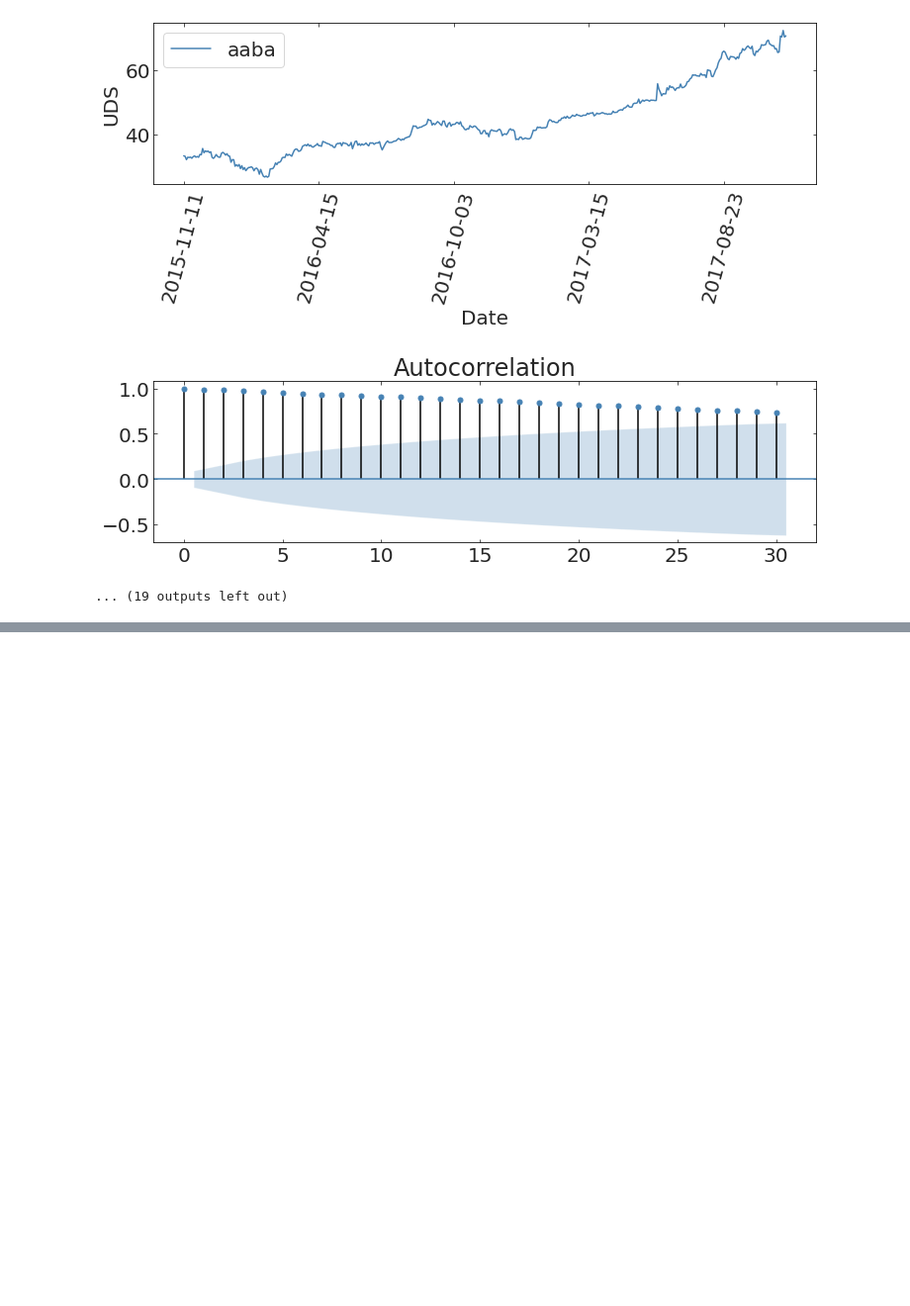
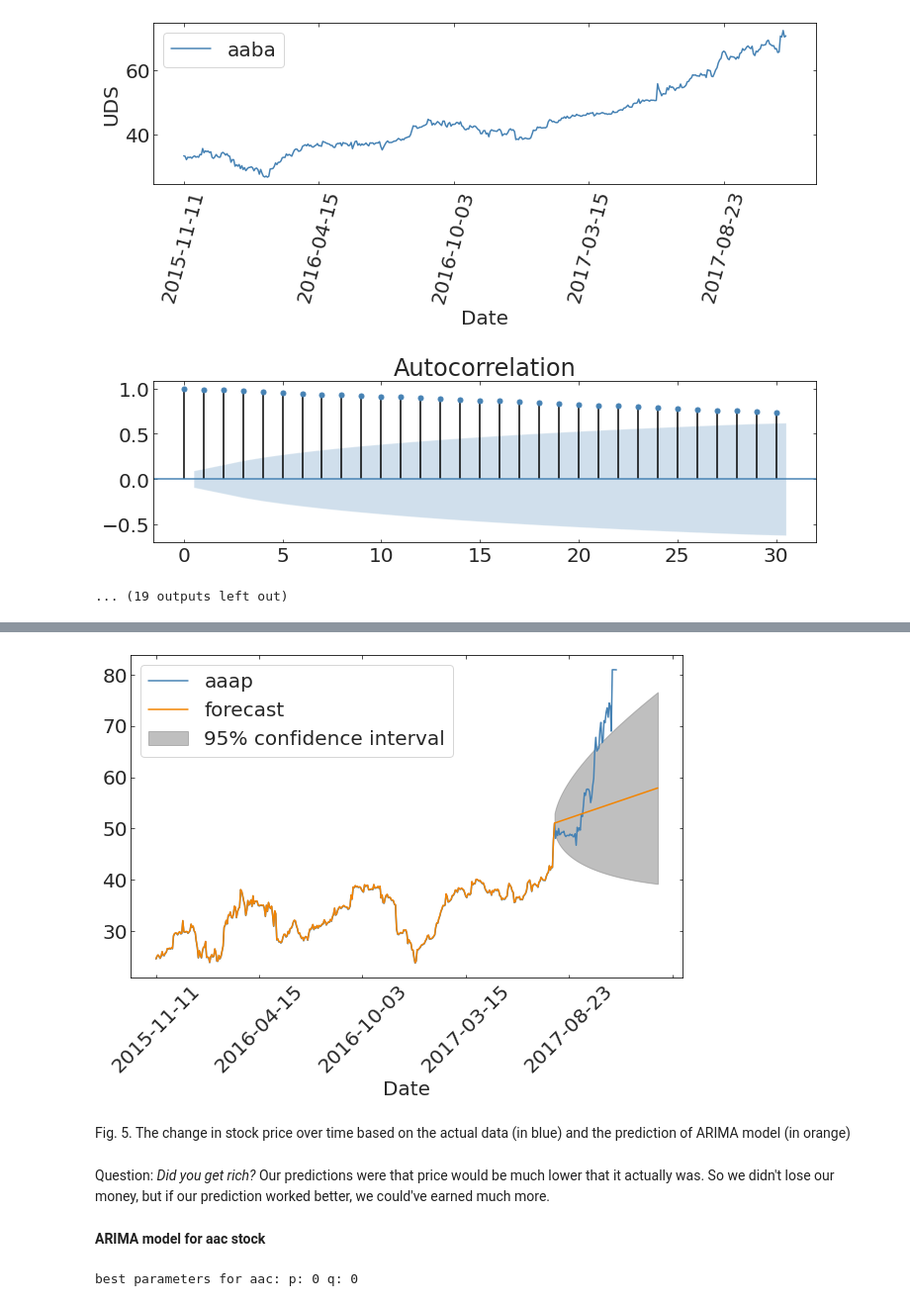
Before and after one commit to cristinarainich/MLTSA22_KRainich, a Jupyter notebook: HW3/HW3.ipynb, the cells around one changed output, grey strips where cells are left out. Shown at 99% size. Drawn from its saved outputs; the diff is of its cells as text; code cells hidden in the pictures; blank space fills up the shorter version.

```diff
--- a/HW3/HW3.ipynb
+++ b/HW3/HW3.ipynb
@@ -202,0 +229,29 @@ ax.set_xticklabels(ax.get_xticklabels(), rotation=45);
+# %%
+N1 = tss[['aaap']].shape[0]
+ax = tss[['aaap']].plot()
+mod = sm.tsa.ARIMA(tss.loc[:,'aaap'][:-60], (0,1,0)).fit()
+mod.plot_predict(end = N1 + 40, plot_insample=False, ax=ax);
+ax.set_xticklabels(ax.get_xticklabels(), rotation=45);
+# %% [output]
+[figure, added]
+# %% [markdown]
+Fig. 5. The change in stock price over time based on the actual data (in blue) and the prediction of ARIMA model (in orange)
+# %% [markdown]
+Question: *Did you get rich?*
+Our predictions were that price would be much lower that it actually was. So we didn't lose our money, but if our prediction worked better, we could've earned much more.
+# %% [markdown]
+**ARIMA model for aac stock**
+# %%
+aics2 = np.zeros((5,5))
+for p in range(5):
+    for q in range(5):
+            try:
+                mod = sm.tsa.ARIMA(tss.loc[:,'aac'][:-60], (p,1,q)).fit()
+                aics2[p][q] = mod.aic
+            except:
+                aics2[p][q] = np.nan
+
+p,q = np.where(aics2 == np.nanmin(aics2))
+print("best parameters for aac: p: {:d} q: {:d}".format(p[0],q[0]))
+# %% [output]
+best parameters for aac: p: 0 q: 0
```
Also changed, not shown: parts of 48 cells of this notebook.
